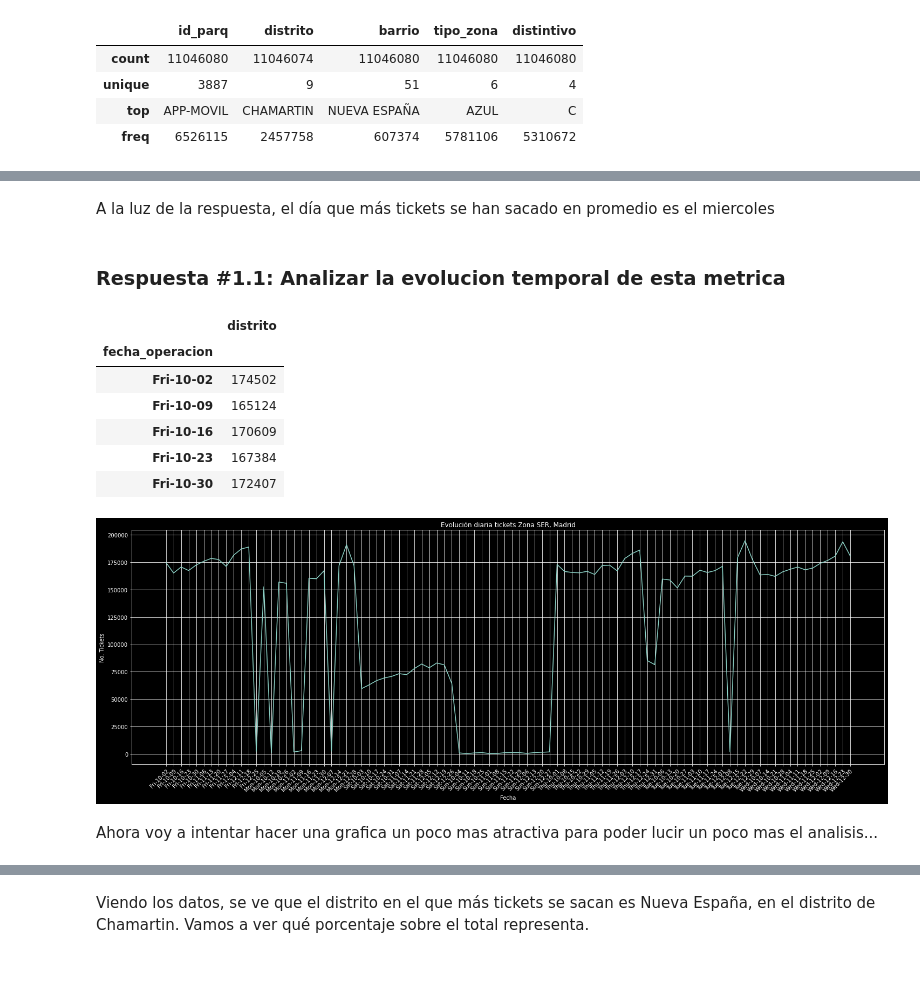
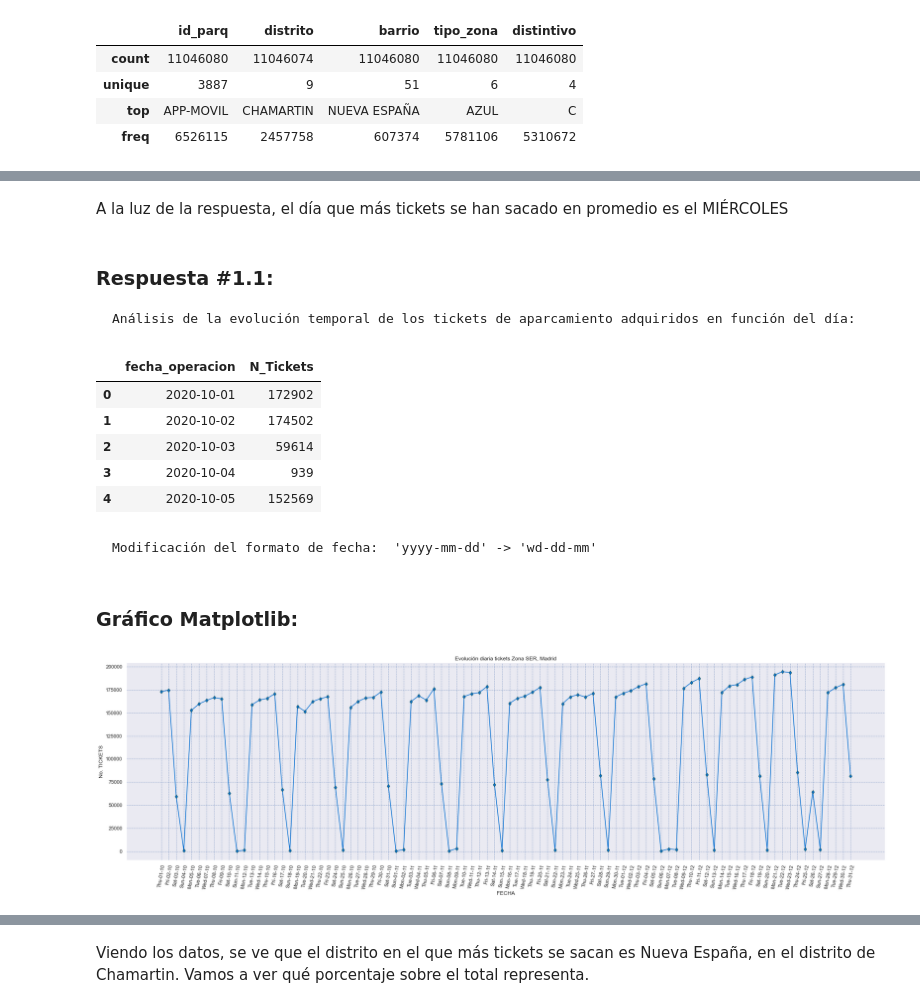
Before and after one commit to IBacieroFdez/Exploratory-Data-Analysis, a Jupyter notebook: EDA_Voluntary.ipynb, the cells around one changed output, grey strips where cells are left out. Drawn from its saved outputs; the diff is of its cells as text; code cells hidden in the pictures; blank space fills up the shorter version.

```diff
--- a/EDA_Voluntary.ipynb
+++ b/EDA_Voluntary.ipynb
@@ -417,4 +313,5 @@ df_weekday
 # %% [markdown]
-A la luz de la respuesta, el día que más tickets se han sacado en promedio es el miercoles
+A la luz de la respuesta, el día que más tickets se han sacado en promedio es el MIÉRCOLES
 # %% [markdown]
-### Respuesta #1.1: Analizar la evolucion temporal de esta metrica
+### Respuesta #1.1:
+    Análisis de la evolución temporal de los tickets de aparcamiento adquiridos en función del día:
@@ -426,26 +318,44 @@ fecha = fecha.assign(
+# %%
+fecha = df[['fecha_operacion', 'distrito']]\
+                                            .sort_values('fecha_operacion', ascending = True)\
+                                            .rename(columns = {'distrito':'N_Tickets'})\
+                                            .reset_index(drop = True)
+# %%
+fecha.fecha_operacion = fecha.fecha_operacion.dt.date
 # %%
-fecha.head()
+fecha.groupby('fecha_operacion').count().reset_index().head()
 # %% [output]
-|  | distrito |
-| fecha_operacion |  |
-| Fri-10-02 | 174502 |
-| Fri-10-09 | 165124 |
-| Fri-10-16 | 170609 |
-| Fri-10-23 | 167384 |
-| Fri-10-30 | 172407 |
+|  | fecha_operacion | N_Tickets |
+| 0 | 2020-10-01 | 172902 |
+| 1 | 2020-10-02 | 174502 |
+| 2 | 2020-10-03 | 59614 |
+| 3 | 2020-10-04 | 939 |
+| 4 | 2020-10-05 | 152569 |
+# %%
+cont = fecha.assign(
+        fecha_operacion = fecha.groupby('fecha_operacion').count().reset_index(),
+        N_Tickets = fecha.groupby('fecha_operacion').count().reset_index(drop = True)
+).dropna()
+# %% [markdown]
+    Modificación del formato de fecha:  'yyyy-mm-dd' -> 'wd-dd-mm'
+# %%
+cont.fecha_operacion = pd\
+                        .to_datetime(cont.fecha_operacion)\
+                        .dt.strftime('%a-%d-%m')
+# %% [markdown]
+### Gráfico Matplotlib:
 # %%
-fig, ax = plt.subplots(figsize = [25,8])
+fig, ax = plt.subplots(figsize = [30,8])
 
-ax.plot(fecha.index, fecha.distrito)
+ax.plot(cont.fecha_operacion, cont.N_Tickets, marker = 'd', animated = True, color = '#006cd1', markeredgecolor = '#1e5a5c')
 
-ax.set(xlabel='Fecha', ylabel='No. Tickets',
+ax.set(xlabel='FECHA', ylabel='No. TICKETS',
        title='Evolución diaria tickets Zona SER, Madrid')
-plt.setp(ax.get_xticklabels(), rotation=45, ha="right",
+plt.setp(ax.get_xticklabels(), rotation=80, ha="right",
          rotation_mode="anchor")
-ax.grid()
+plt.xticks([e for e in cont.fecha_operacion])
+ax.grid(color='b', ls = '-.', lw = 0.5)
 
 plt.show()
 # %% [output]
-[figure, old version]
+[figure, new version]
-# %% [markdown]
-Ahora voy a intentar hacer una grafica un poco mas atractiva para poder lucir un poco mas el analisis...
```
Also changed, not shown: parts of 118 cells of this notebook, 1 other file.
